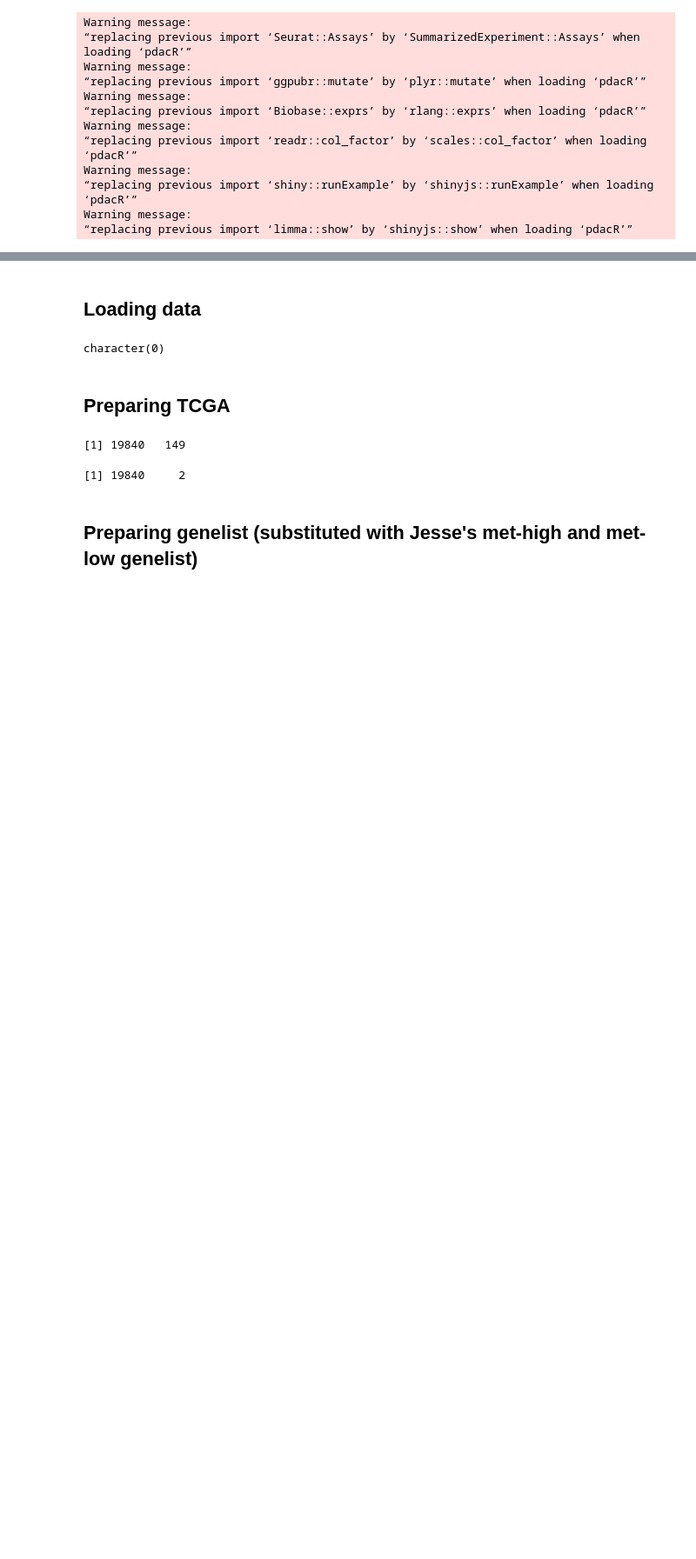
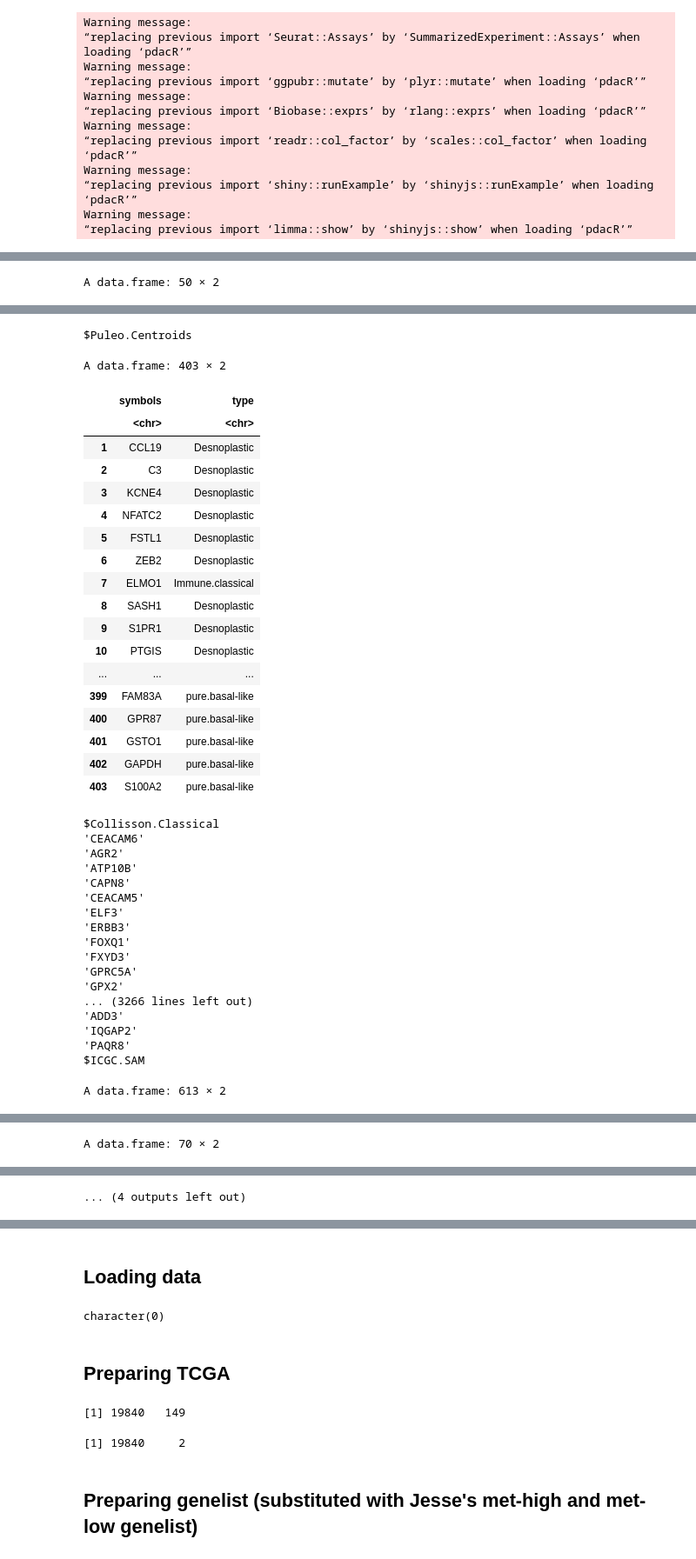
Before and after one commit to Handler-Lab/Spatial-MetScore-JS, a Jupyter notebook: notebooks/pdacr_metscore.ipynb, the cells around one changed output, grey strips where cells are left out. Shown at 87% size. Saved outputs shown, nothing was run; the diff lists cells and outputs as text; code cells hidden in the pictures; blank space fills up the shorter version.

```diff
--- a/notebooks/pdacr_metscore.ipynb
+++ b/notebooks/pdacr_metscore.ipynb
@@ -19,3 +19,6 @@ Warning message:
 “replacing previous import ‘shiny::runExample’ by ‘shinyjs::runExample’ when loading ‘pdacR’”
 Warning message:
 “replacing previous import ‘limma::show’ by ‘shinyjs::show’ when loading ‘pdacR’”
+# %%
+pdacR::gene_lists
+# %% [output]
@@ -21,0 +42 @@ Warning message:
+A data.frame: 50 × 2
@@ -21,0 +61,38 @@ Warning message:
+$Puleo.Centroids
+A data.frame: 403 × 2
+|  | symbols | type |
+|  | <chr> | <chr> |
+| 1 | CCL19 | Desnoplastic |
+| 2 | C3 | Desnoplastic |
+| 3 | KCNE4 | Desnoplastic |
+| 4 | NFATC2 | Desnoplastic |
+| 5 | FSTL1 | Desnoplastic |
+| 6 | ZEB2 | Desnoplastic |
+| 7 | ELMO1 | Immune.classical |
+| 8 | SASH1 | Desnoplastic |
+| 9 | S1PR1 | Desnoplastic |
+| 10 | PTGIS | Desnoplastic |
+| ... | ... | ... |
+| 399 | FAM83A | pure.basal-like |
+| 400 | GPR87 | pure.basal-like |
+| 401 | GSTO1 | pure.basal-like |
+| 402 | GAPDH | pure.basal-like |
+| 403 | S100A2 | pure.basal-like |
+$Collisson.Classical
+'CEACAM6'
+'AGR2'
+'ATP10B'
+'CAPN8'
+'CEACAM5'
+'ELF3'
+'ERBB3'
+'FOXQ1'
+'FXYD3'
+'GPRC5A'
+'GPX2'
+... (3266 lines left out)
+'ADD3'
+'IQGAP2'
+'PAQR8'
+$ICGC.SAM
+A data.frame: 613 × 2
@@ -21,0 +134 @@ Warning message:
+A data.frame: 70 × 2
@@ -21,0 +153 @@ Warning message:
+... (4 outputs left out)
```
Also changed, not shown: parts of 4 cells of this notebook.
